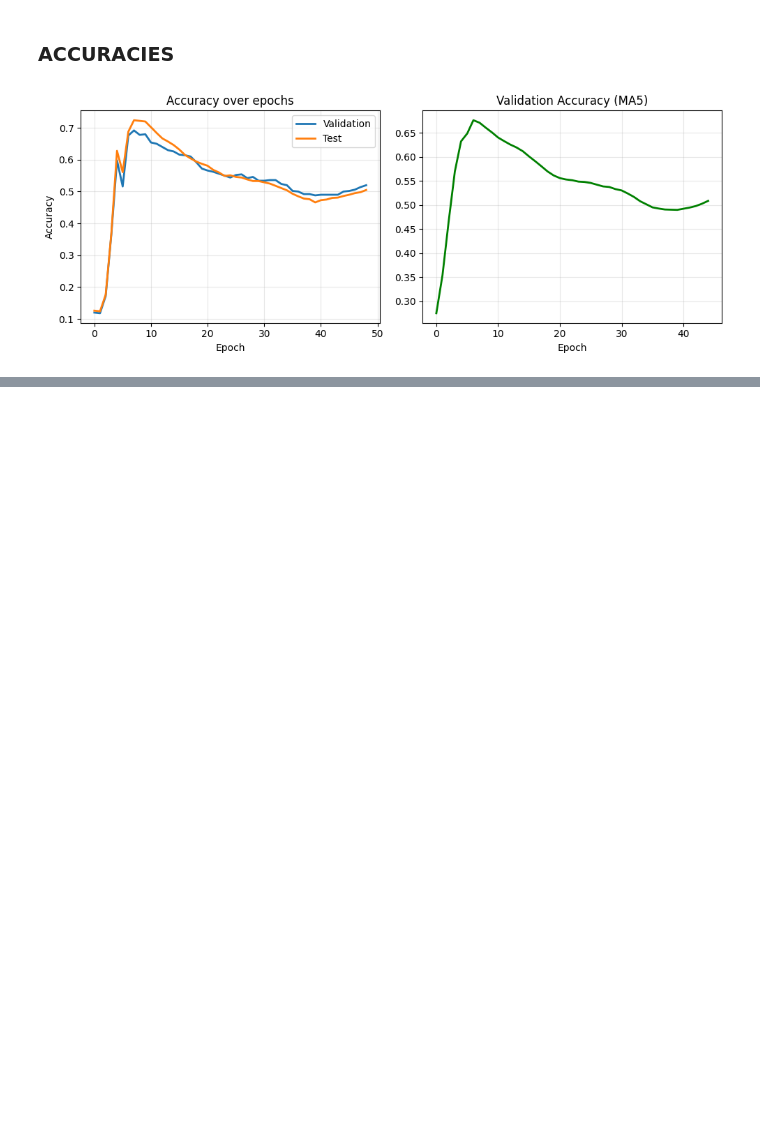
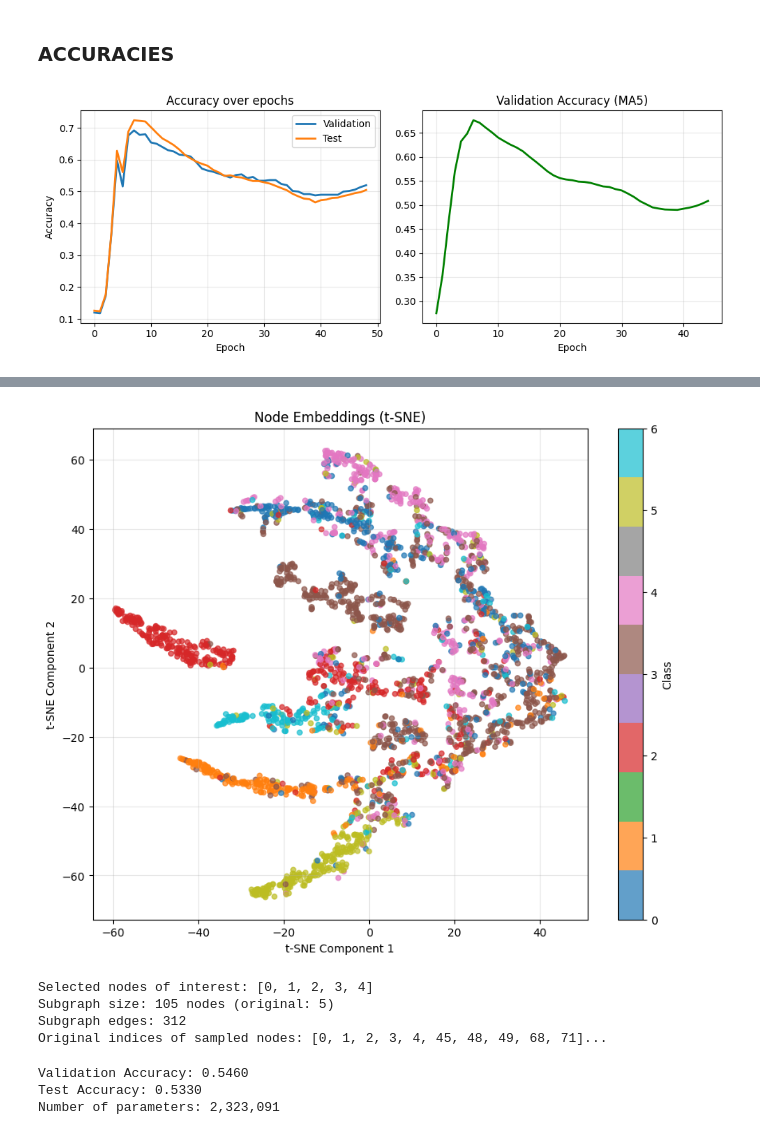
Before and after one commit to alivianay/graph-finals-gnn-messagepassing, a Jupyter notebook: main_notebook.ipynb, the cells around one changed output, grey strips where cells are left out. Drawn from its saved outputs; the diff is of its cells as text; code cells hidden in the pictures; blank space fills up the shorter version.

Commit message:
50% accuracy

```diff
--- a/main_notebook.ipynb
+++ b/main_notebook.ipynb
@@ -586,0 +735,52 @@ plt.show()
+# %%
+model.eval()
+with torch.no_grad():
+    embeddings = model(data.x, data.edge_index).cpu().numpy()
+# %%
+tsne = TSNE(n_components=2, random_state=42, perplexity=30)
+embeddings_2d = tsne.fit_transform(embeddings)
+
+plt.figure(figsize=(10, 8))
+scatter = plt.scatter(embeddings_2d[:, 0], embeddings_2d[:, 1],
+                     c=data.y.cpu().numpy(), cmap='tab10',
+                     alpha=0.7, s=20)
+plt.colorbar(scatter, label='Class')
+plt.title('Node Embeddings (t-SNE)')
+plt.xlabel('t-SNE Component 1')
+plt.ylabel('t-SNE Component 2')
+plt.grid(alpha=0.3)
+plt.show()
+# %% [output]
+[figure, added]
+# %%
+# Pick some training nodes
+train_nodes = torch.where(data.train_mask)[0][:5].cpu()
+print(f"Selected nodes of interest: {train_nodes.tolist()}")
+
+# Create 2-hop subgraph
+subset, edge_index, _, _ = k_hop_subgraph(
+    node_idx=train_nodes,
+    num_hops=2,
+    edge_index=data.edge_index.cpu(),
+    relabel_nodes=True
+)
+
+print(f"Subgraph size: {len(subset)} nodes (original: {len(train_nodes)})")
+print(f"Subgraph edges: {edge_index.shape[1]}")
+print(f"Original indices of sampled nodes: {subset[:10].tolist()}...")
+# %% [output]
+Selected nodes of interest: [0, 1, 2, 3, 4]
+Subgraph size: 105 nodes (original: 5)
+Subgraph edges: 312
+Original indices of sampled nodes: [0, 1, 2, 3, 4, 45, 48, 49, 68, 71]...
+# %%
+final_val_acc = evaluate(model, data, data.val_mask)
+final_test_acc = evaluate(model, data, data.test_mask)
+
+print(f"Validation Accuracy: {final_val_acc:.4f}")
+print(f"Test Accuracy: {final_test_acc:.4f}")
+print(f"Number of parameters: {sum(p.numel() for p in model.parameters()):,}")
+# %% [output]
+Validation Accuracy: 0.5460
+Test Accuracy: 0.5330
+Number of parameters: 2,323,091
```
Also changed, not shown: parts of 14 cells of this notebook.
